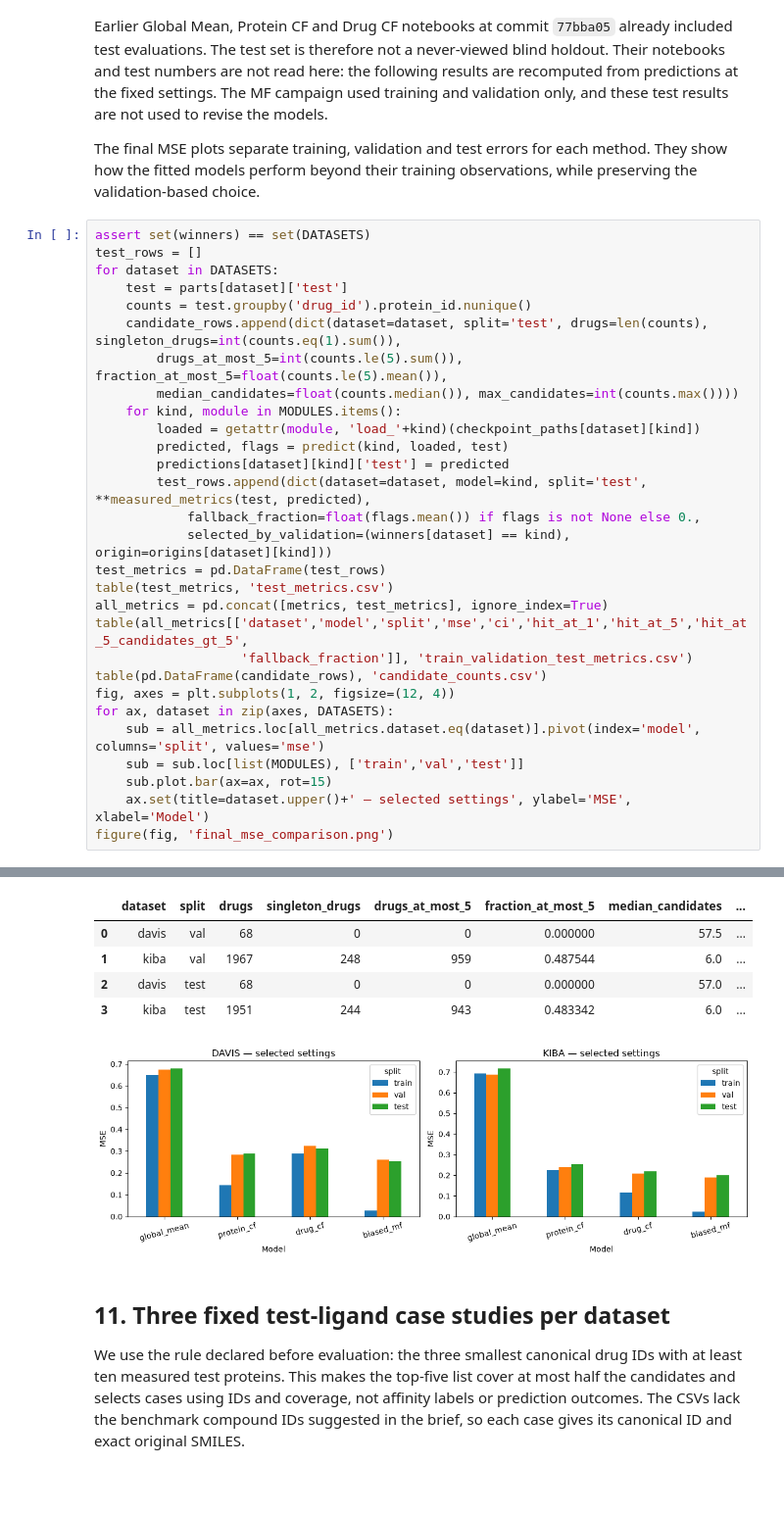
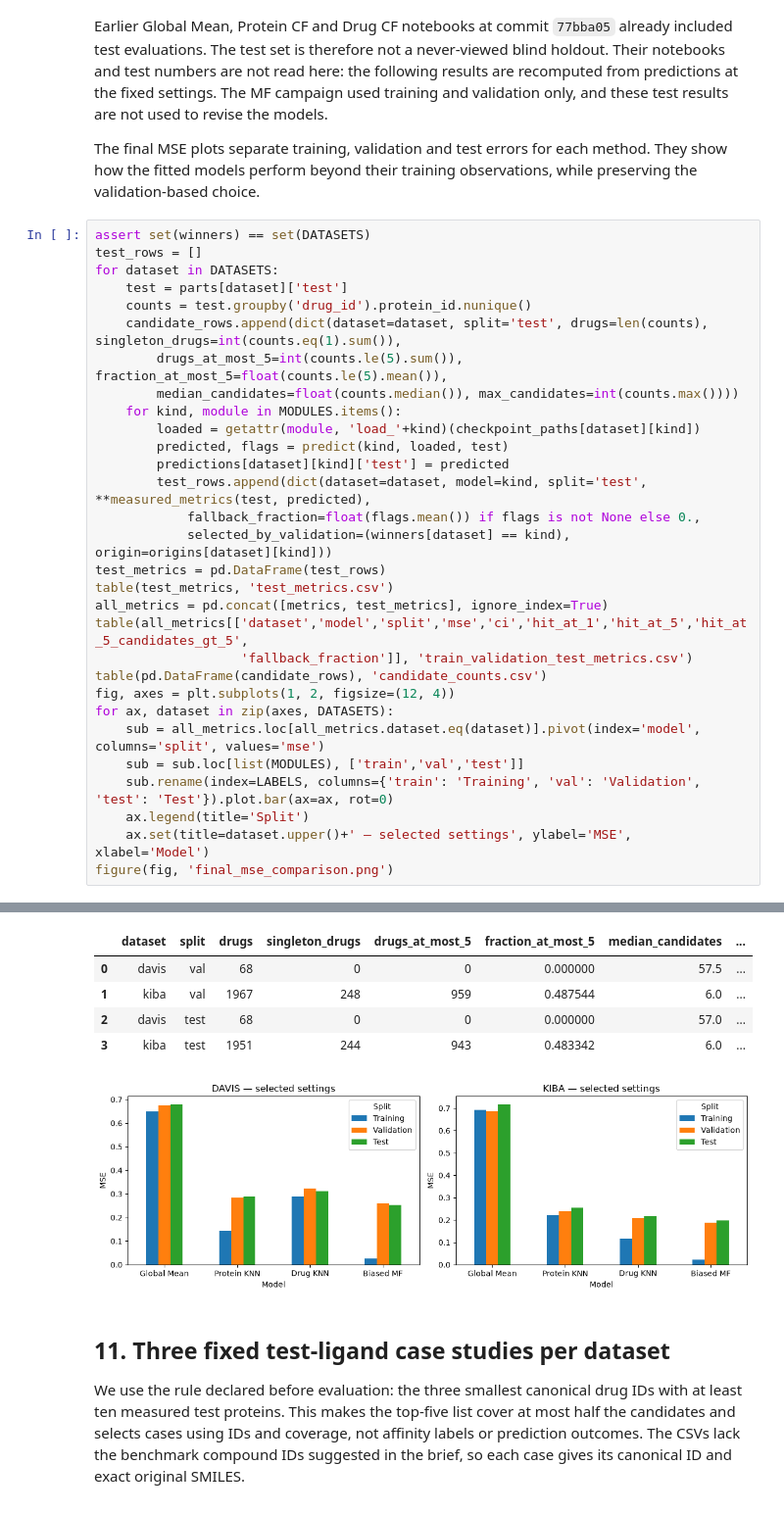
Before and after one commit to IAmGreyBunny/SC4020-Lab2, a Jupyter notebook: task2/task2.ipynb, the cells around one changed output, grey strips where cells are left out. Shown at 98% size. Cells and saved outputs as stored; diff of their text form.

Commit message:
Publish report-ready Task 2 figures and caption guide

```diff
--- a/task2/task2.ipynb
+++ b/task2/task2.ipynb
@@ -819,7 +819,8 @@ fig, axes = plt.subplots(1, 2, figsize=(12, 4))
 for ax, dataset in zip(axes, DATASETS):
     sub = all_metrics.loc[all_metrics.dataset.eq(dataset)].pivot(index='model', columns='split', values='mse')
     sub = sub.loc[list(MODULES), ['train','val','test']]
-    sub.plot.bar(ax=ax, rot=15)
+    sub.rename(index=LABELS, columns={'train': 'Training', 'val': 'Validation', 'test': 'Test'}).plot.bar(ax=ax, rot=0)
+    ax.legend(title='Split')
     ax.set(title=dataset.upper()+' — selected settings', ylabel='MSE', xlabel='Model')
 figure(fig, 'final_mse_comparison.png')
 # %% [output]
@@ -827,34 +828,34 @@ figure(fig, 'final_mse_comparison.png')
 | 0 | davis | global_mean | test | 0.679958 | 0.500000 | 0.117647 | 0.176471 | 0.176471 | ... |
 | 1 | davis | protein_cf | test | 0.289277 | 0.866785 | 0.382353 | 0.823529 | 0.823529 | ... |
 | 2 | davis | drug_cf | test | 0.312311 | 0.855041 | 0.426471 | 0.735294 | 0.735294 | ... |
 | 3 | davis | biased_mf | test | 0.252043 | 0.869981 | 0.441176 | 0.794118 | 0.794118 | ... |
 | 4 | kiba | global_mean | test | 0.717701 | 0.500000 | 0.375192 | 0.708355 | 0.435516 | ... |
 | 5 | kiba | protein_cf | test | 0.254573 | 0.824670 | 0.590466 | 0.894413 | 0.795635 | ... |
 | 6 | kiba | drug_cf | test | 0.218728 | 0.847284 | 0.654024 | 0.927217 | 0.859127 | ... |
 | 7 | kiba | biased_mf | test | 0.199185 | 0.847978 | 0.658124 | 0.935930 | 0.875992 | ... |
 |  | dataset | model | split | mse | ci | hit_at_1 | hit_at_5 | hit_at_5_candidates_gt_5 | ... |
 | 0 | davis | global_mean | train | 0.649827 | 0.500000 | 0.000000 | 0.029412 | 0.029412 | ... |
 | 1 | davis | global_mean | val | 0.675120 | 0.500000 | 0.102941 | 0.132353 | 0.132353 | ... |
 | 2 | davis | protein_cf | train | 0.143402 | 0.911076 | 0.264706 | 0.661765 | 0.661765 | ... |
 | 3 | davis | protein_cf | val | 0.282732 | 0.866063 | 0.323529 | 0.647059 | 0.647059 | ... |
 | 4 | davis | drug_cf | train | 0.288737 | 0.865100 | 0.205882 | 0.514706 | 0.514706 | ... |
 | 5 | davis | drug_cf | val | 0.322968 | 0.856107 | 0.308824 | 0.676471 | 0.676471 | ... |
 | 6 | davis | biased_mf | train | 0.026219 | 0.975965 | 0.691176 | 1.000000 | 1.000000 | ... |
 | 7 | davis | biased_mf | val | 0.259842 | 0.873175 | 0.338235 | 0.720588 | 0.720588 | ... |
 | 8 | kiba | global_mean | train | 0.693327 | 0.500000 | 0.162476 | 0.343327 | 0.335616 | ... |
 | 9 | kiba | global_mean | val | 0.687805 | 0.500000 | 0.375699 | 0.717844 | 0.449405 | ... |
 | ... | ... | ... | ... | ... | ... | ... | ... | ... | ... |
 | 19 | davis | biased_mf | test | 0.252043 | 0.869981 | 0.441176 | 0.794118 | 0.794118 | ... |
 | 20 | kiba | global_mean | test | 0.717701 | 0.500000 | 0.375192 | 0.708355 | 0.435516 | ... |
 | 21 | kiba | protein_cf | test | 0.254573 | 0.824670 | 0.590466 | 0.894413 | 0.795635 | ... |
 | 22 | kiba | drug_cf | test | 0.218728 | 0.847284 | 0.654024 | 0.927217 | 0.859127 | ... |
 | 23 | kiba | biased_mf | test | 0.199185 | 0.847978 | 0.658124 | 0.935930 | 0.875992 | ... |
 |  | dataset | split | drugs | singleton_drugs | drugs_at_most_5 | fraction_at_most_5 | median_candidates | ... |
 | 0 | davis | val | 68 | 0 | 0 | 0.000000 | 57.5 | ... |
 | 1 | kiba | val | 1967 | 248 | 959 | 0.487544 | 6.0 | ... |
 | 2 | davis | test | 68 | 0 | 0 | 0.000000 | 57.0 | ... |
 | 3 | kiba | test | 1951 | 244 | 943 | 0.483342 | 6.0 | ... |
-[figure, old version]
+[figure, new version]
 # %% [markdown]
 ## 11. Three fixed test-ligand case studies per dataset
 
```
Also changed, not shown: parts of 1 cell of this notebook, 10 other files.
